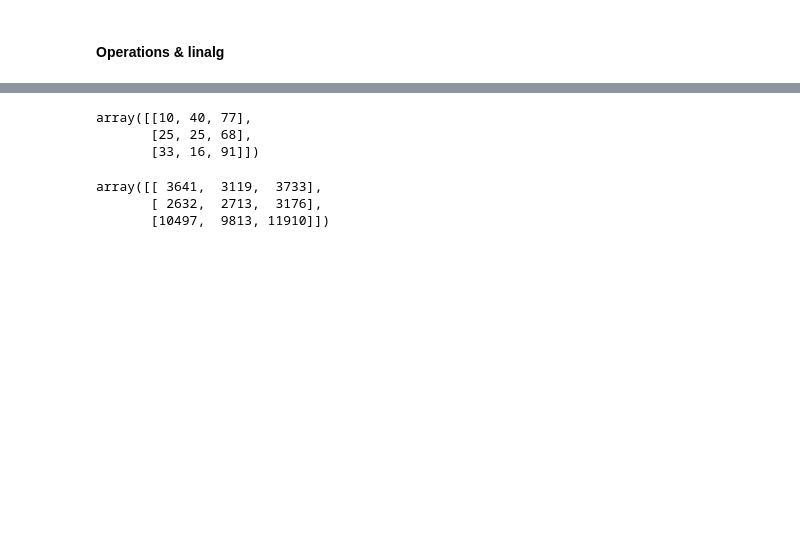
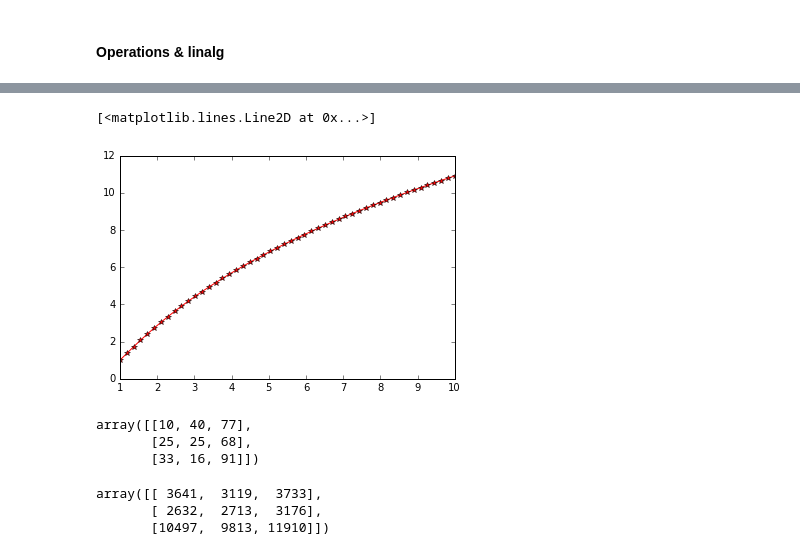
Before and after one commit to AeroPython/basic-python-packages-for-science, a Jupyter notebook: Basic Python Packages for Science.ipynb, the cells around one changed output, grey strips where cells are left out. Cells and saved outputs as stored; diff of their text form; code cells hidden in the pictures; blank space fills up the shorter version.

```diff
--- a/Basic Python Packages for Science.ipynb
+++ b/Basic Python Packages for Science.ipynb
@@ -162,5 +176,10 @@ y = np.sin(x)
 # %%
 y_2 = (1 + np.log(x)) ** 2
+# %%
+plt.plot(x, y_2, 'r-*')
+# %% [output]
+[<matplotlib.lines.Line2D at 0x...>]
+[figure, added]
 # %%
 two_dim_array = np.array([[10, 25, 33],
                                            [40, 25, 16],
```
Also changed, not shown: parts of 31 cells of this notebook, 2 other files.
